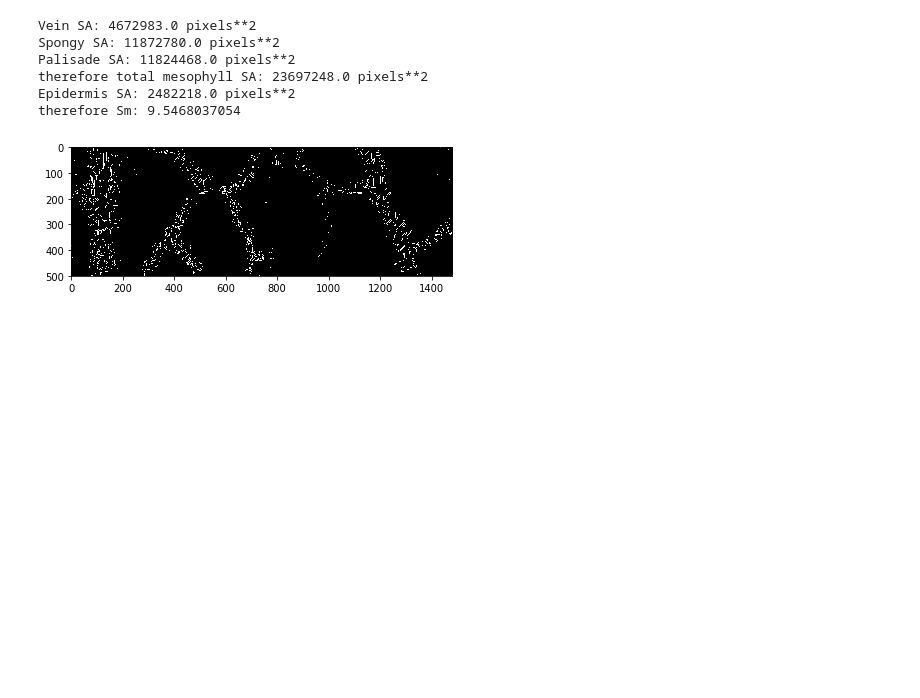
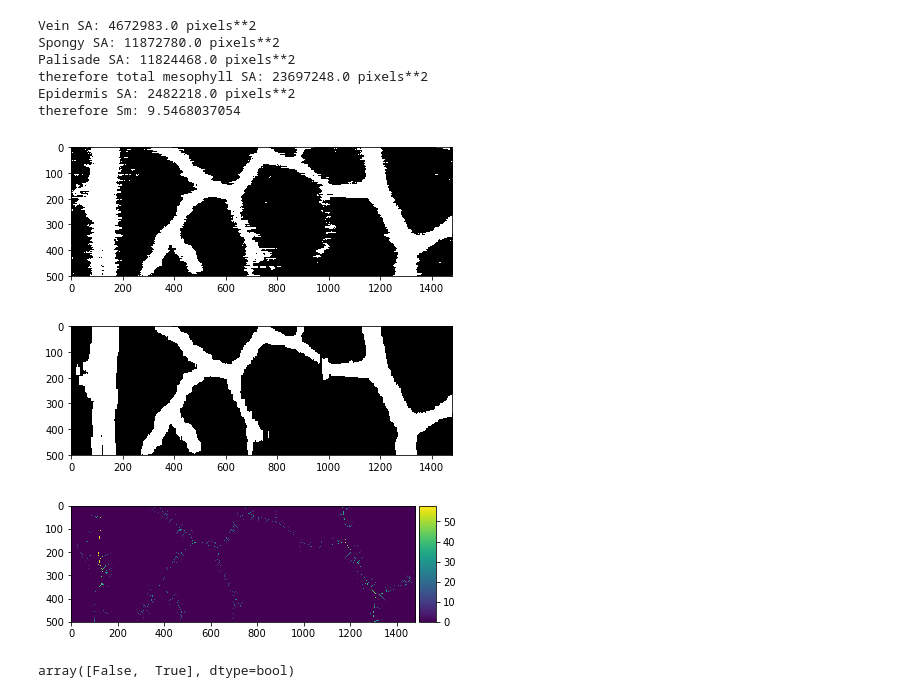
Before and after one commit to masonearles/3DLeafCT, a Jupyter notebook: ML_microCT/jupyter/LeafTraits.ipynb, the cells around one changed output. Drawn from its saved outputs; the diff is of its cells as text; code cells hidden in the pictures; blank space fills up the shorter version.

```diff
--- a/ML_microCT/jupyter/LeafTraits.ipynb
+++ b/ML_microCT/jupyter/LeafTraits.ipynb
@@ -264,9 +263,30 @@ therefore Sm: 9.5468037054
 # %%
 # figure out some way to calculate vein position, tried skeletonize to get line at central axis
 # clearly, did not work
 # need some other method, or preprocess (smooth a lot) vein_trace before passing to skeletonize_3d?
-skeleton_vein_trace = skeletonize_3d(vein_trace)
-io.imshow(skeleton_vein_trace[:,185,:])
+
+# skeleton_vein_trace = skeletonize_3d(vein_trace)
+io.imshow(vein_trace[:,185,:])
 io.show()
+
+# skeleton_vein_trace = medial_axis(vein_trace)
+# io.imshow(skeleton_vein_trace[:,195,:])
+# io.show()
+
+# vein_trace_smooth = np.apply_along_axis(dbl_pct_filt, 0, arr = vein_trace)
+io.imshow(vein_trace_smooth[:,185,:])
+io.show()
+
+data = np.array(vein_trace_smooth[:,185,:], copy = True)
+skel, distance = medial_axis(data, return_distance=True)
+vein_medial_axis = distance * skel
+io.imshow(vein_medial_axis)
+io.show()
 # %% [output]
-[figure, old version]
+[figure, new version]
+[figure, added]
+[figure, added]
+# %%
+np.unique(vein_trace)
+# %% [output]
+array([False,  True], dtype=bool)
```
Also changed, not shown: parts of 7 cells of this notebook, 4 other files.
